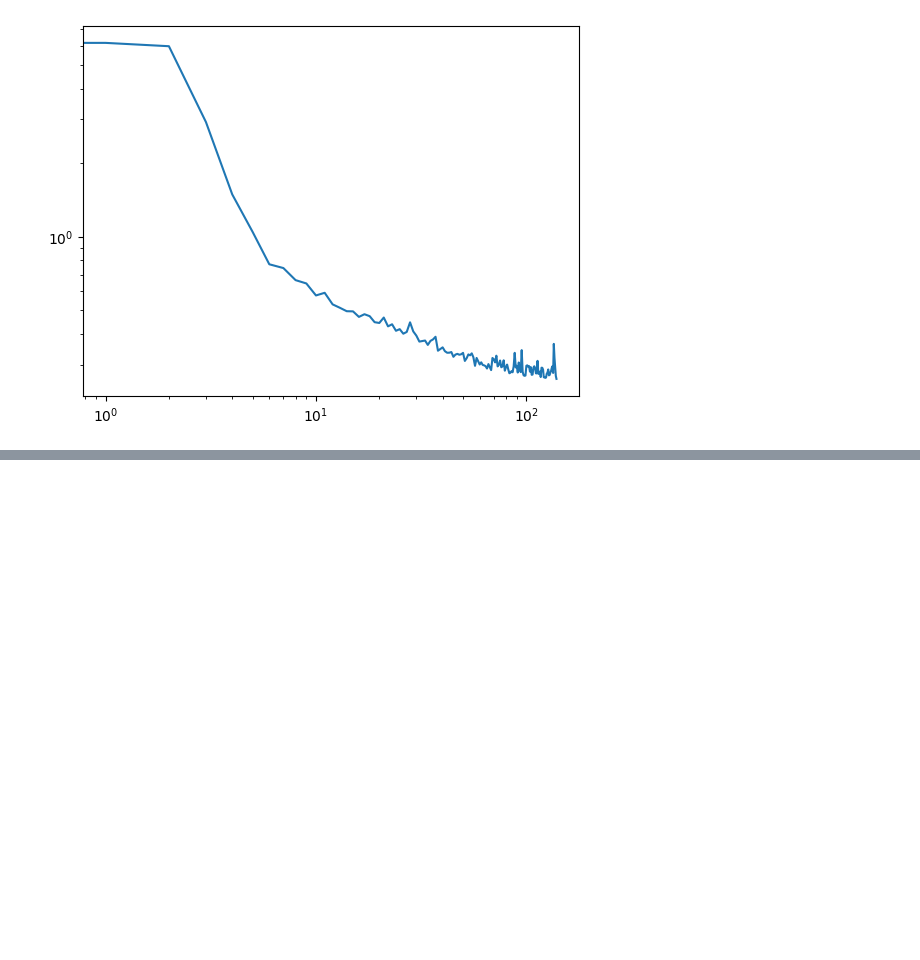
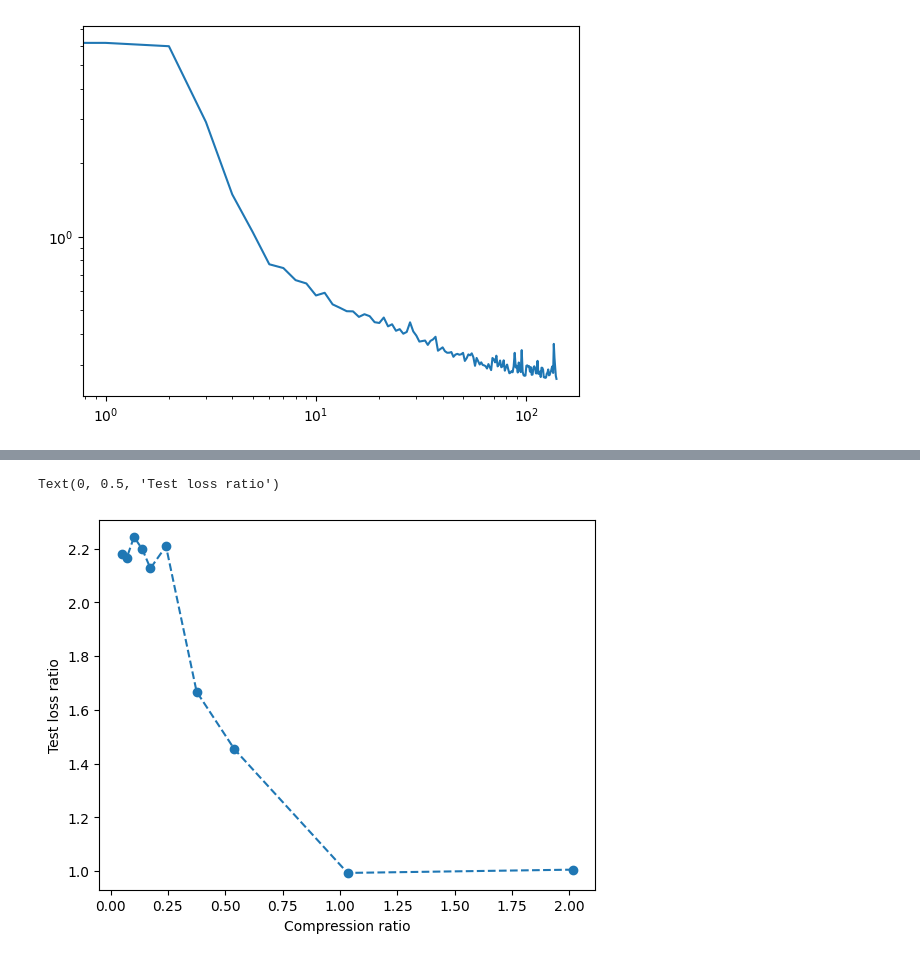
Before and after one commit to ASkalli/nonlinear_oscillator_network, a Jupyter notebook: MNIST/Train_PNN_BP_MNIST.ipynb, the cells around one changed output, grey strips where cells are left out. Saved outputs shown, nothing was run; the diff lists cells and outputs as text; code cells hidden in the pictures; blank space fills up the shorter version.

```diff
--- a/MNIST/Train_PNN_BP_MNIST.ipynb
+++ b/MNIST/Train_PNN_BP_MNIST.ipynb
@@ -439,0 +564,9 @@ False
+# %%
+plt.figure()
+plt.plot(compression_ratio,performance_ratio,'--o',label='Lora')
+
+plt.xlabel('Compression ratio')
+plt.ylabel('Test loss ratio')
+# %% [output]
+Text(0, 0.5, 'Test loss ratio')
+[figure, added]
```
Also changed, not shown: parts of 17 cells of this notebook, 9 other files.
